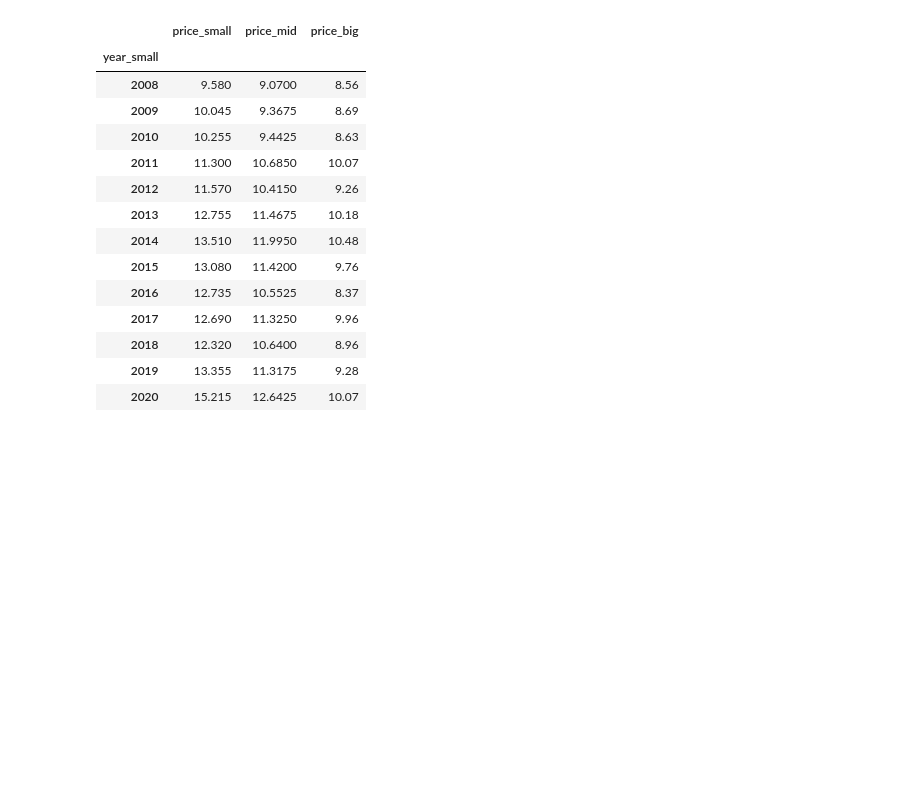
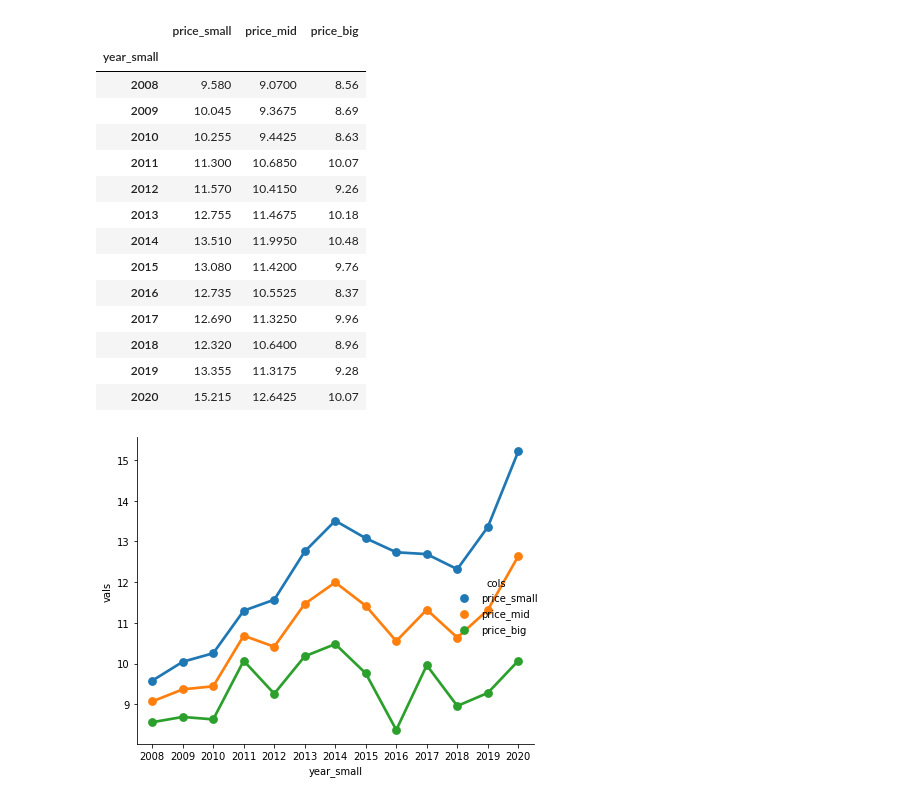
Before and after one commit to sjshtura/Code_Snippets, a Jupyter notebook: interpolation.ipynb, the cells around one changed output. Cells and saved outputs as stored; diff of their text form; code cells hidden in the pictures; blank space fills up the shorter version.

```diff
--- a/interpolation.ipynb
+++ b/interpolation.ipynb
@@ -227,3 +227,18 @@ x = df1["price_mid"]
 # %%
 x
 x.to_excel("output.xlsx")
+# %%
+import pandas as pd
+import seaborn as sns
+
+plt.rcParams["figure.figsize"] = [7.50, 4.50]
+plt.rcParams["figure.autolayout"] = True
+#ax = plt.gca()
+
+df = df1
+df
+
+df = df.reset_index().melt('year_small', var_name='cols',  value_name='vals')
+g = sns.catplot(x="year_small", y="vals", hue='cols', data=df, kind='point')
+# %% [output]
+[figure, added]
```
Also changed, not shown: parts of 1 cell of this notebook, 7 other files.
